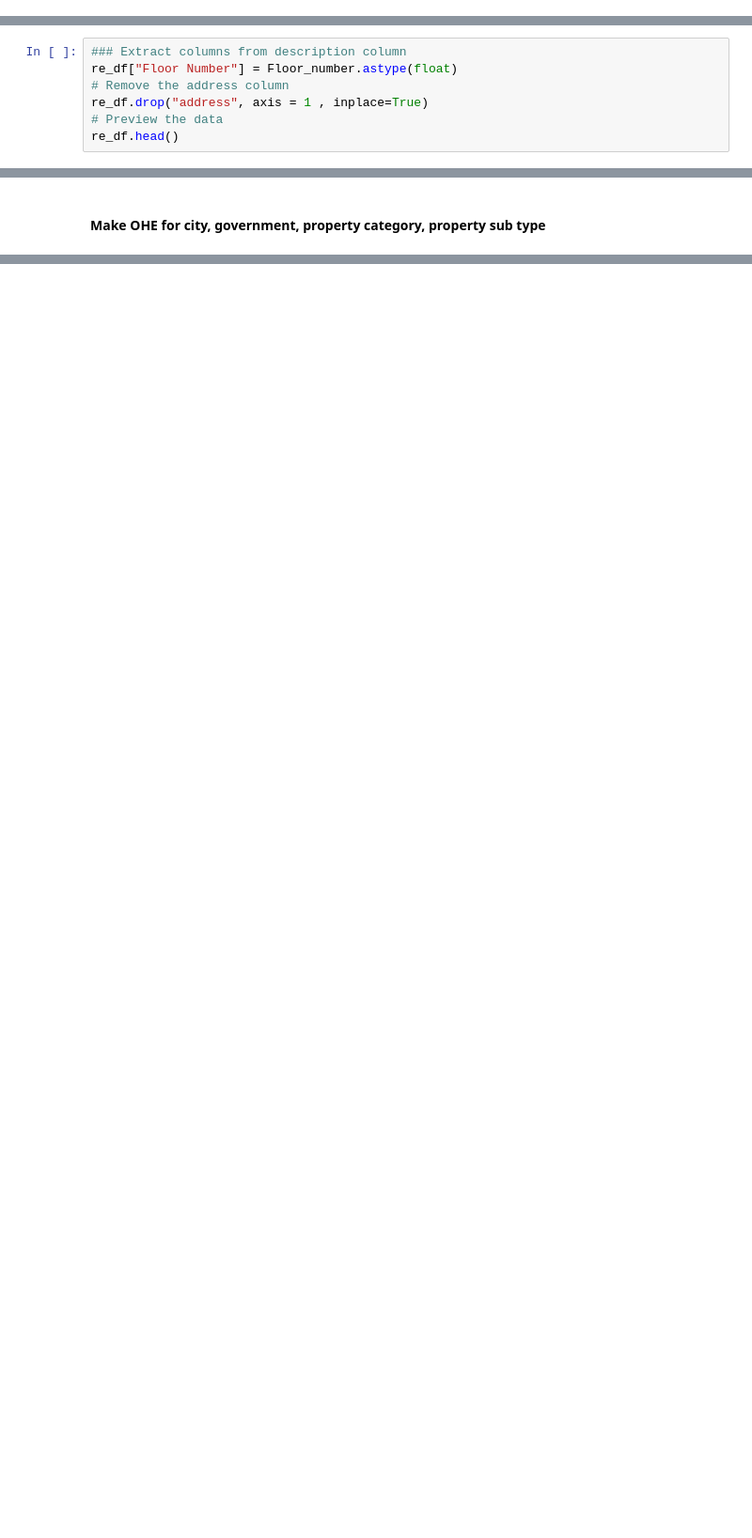
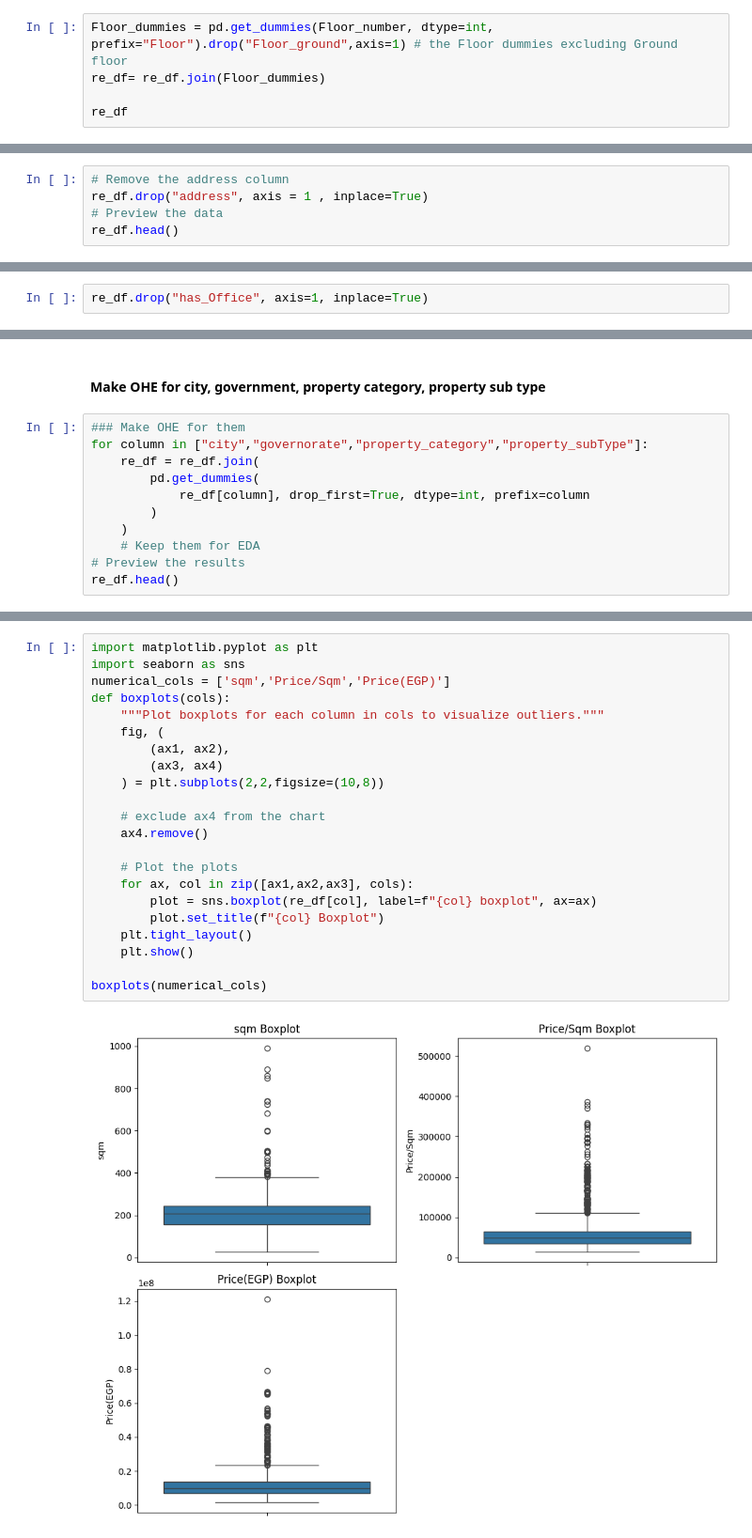
Before and after one commit to MinaAlberDS/Codveda-Internship, a Jupyter notebook: Level 1/Task 2/Data_cleaning.ipynb, the cells around one changed output, grey strips where cells are left out. Shown at 94% size. Drawn from its saved outputs; the diff is of its cells as text; blank space fills up the shorter version.

```diff
--- a/Level 1/Task 2/Data_cleaning.ipynb
+++ b/Level 1/Task 2/Data_cleaning.ipynb
@@ -362,0 +387,5 @@ array(['6', '9', '13', '3', '1', '0', '16', '2', '4', '0.5', '7', '20',
+# %%
+Floor_dummies = pd.get_dummies(Floor_number, dtype=int, prefix="Floor").drop("Floor_ground",axis=1) # the Floor dummies excluding Ground floor
+re_df= re_df.join(Floor_dummies)
+
+re_df
@@ -363,6 +406,4 @@ array(['6', '9', '13', '3', '1', '0', '16', '2', '4', '0.5', '7', '20',
 # %%
-### Extract columns from description column
-re_df["Floor Number"] = Floor_number.astype(float)
 # Remove the address column
 re_df.drop("address", axis = 1 , inplace=True)
 # Preview the data
@@ -405,3 +465,5 @@ re_df.head()
+# %%
+re_df.drop("has_Office", axis=1, inplace=True)
 # %% [markdown]
 ### Encoding the columns
 # %% [markdown]
@@ -438,3 +500,14 @@ Preview the data after adding OHE for Bedrooms, and bathrooms
 | 4 | Alamain (Latin District) | 3 | 0 | 209.42 | 2025 | North Coast | Alexandria | 8721000 | ... |
 # %% [markdown]
 #### Make OHE for city, government, property category, property sub type
+# %%
+### Make OHE for them
+for column in ["city","governorate","property_category","property_subType"]:
+    re_df = re_df.join(
+        pd.get_dummies(
+            re_df[column], drop_first=True, dtype=int, prefix=column
+        )
+    )
+    # Keep them for EDA
+# Preview the results
+re_df.head()
@@ -440,0 +525,24 @@ Preview the data after adding OHE for Bedrooms, and bathrooms
+# %%
+import matplotlib.pyplot as plt
+import seaborn as sns
+numerical_cols = ['sqm','Price/Sqm','Price(EGP)']
+def boxplots(cols):
+    """Plot boxplots for each column in cols to visualize outliers."""
+    fig, (
+        (ax1, ax2),
+        (ax3, ax4)
+    ) = plt.subplots(2,2,figsize=(10,8))
+
+    # exclude ax4 from the chart
+    ax4.remove()
+
+    # Plot the plots
+    for ax, col in zip([ax1,ax2,ax3], cols):
+        plot = sns.boxplot(re_df[col], label=f"{col} boxplot", ax=ax)
+        plot.set_title(f"{col} Boxplot")
+    plt.tight_layout()
+    plt.show()
+
+boxplots(numerical_cols)
+# %% [output]
+[figure, added]
```
Also changed, not shown: parts of 33 cells of this notebook.
